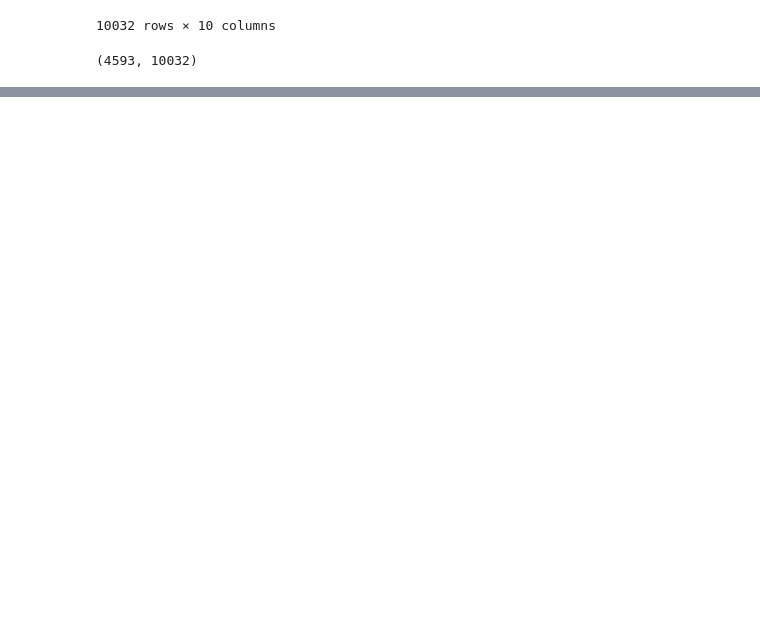
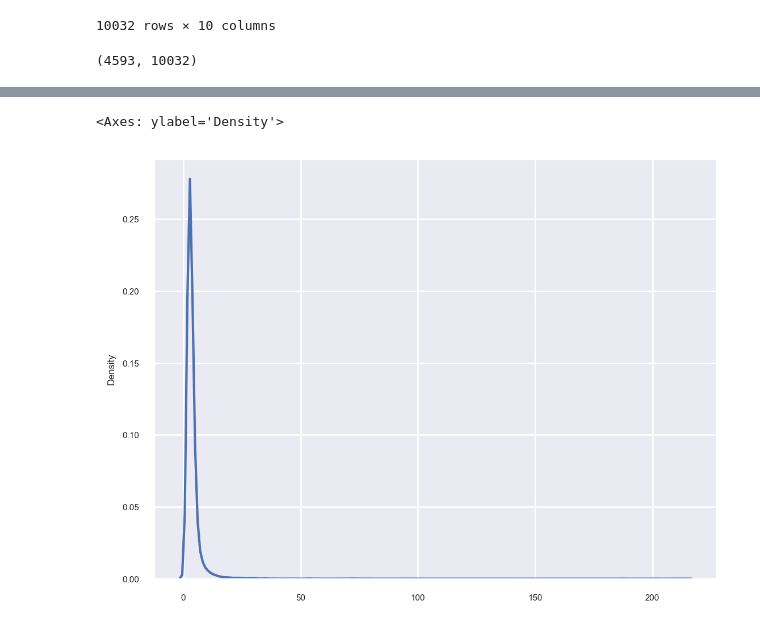
Before and after one commit to Stardust-lf/Transcriptomics, a Jupyter notebook: TestCode/Preprocessing.ipynb, the cells around one changed output, grey strips where cells are left out. Drawn from its saved outputs; the diff is of its cells as text; code cells hidden in the pictures; blank space fills up the shorter version.

```diff
--- a/TestCode/Preprocessing.ipynb
+++ b/TestCode/Preprocessing.ipynb
@@ -116,0 +132,6 @@ slice1.obsm['spatial'][:,0],slice2.obsm['spatial'][:,0]
+# %%
+plt.figure(dpi=200)
+sns.kdeplot(np.max(ann2feaMat(slice1),axis=0))
+# %% [output]
+<Axes: ylabel='Density'>
+[figure, added]
```
Also changed, not shown: parts of 13 cells of this notebook.
